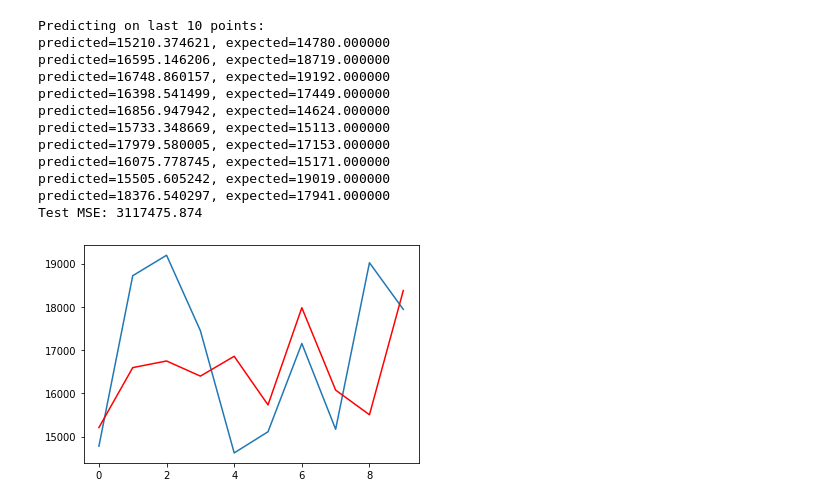
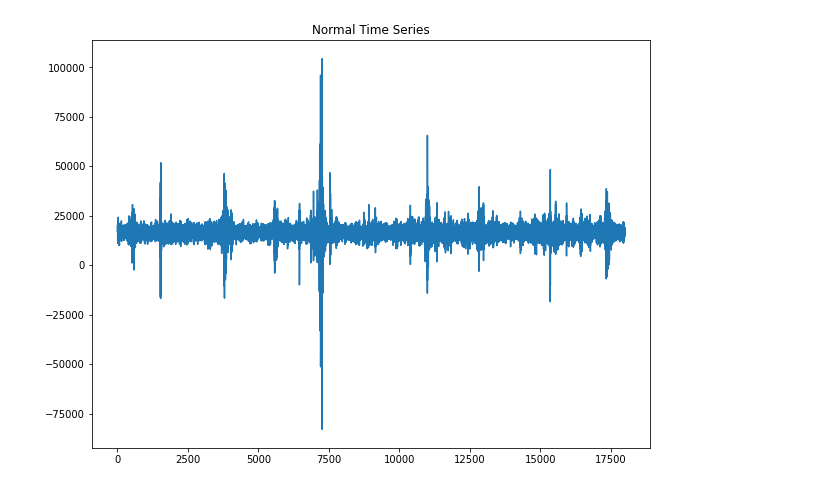
Before and after one commit to iotanalytics/SensorAITutorial, a Jupyter notebook: code/detection_and_segmentation/ARIMA.ipynb, the cells around one changed output. Drawn from its saved outputs; the diff is of its cells as text; code cells hidden in the pictures.

```diff
--- a/code/detection_and_segmentation/ARIMA.ipynb
+++ b/code/detection_and_segmentation/ARIMA.ipynb
@@ -97,68 +159,35 @@ import tensorflow as tf
 # contrived dataset
 #data = [x + random() for x in range(1, 100)]
 
 def create_data(type):
     if type=='gen':
       X = [x + random() for x in range(1, 100)]
 
     elif type=='get':
       client = InfluxDBClient("sensorweb.us", "8086", "test", "sensorweb", "shake", ssl=True)
       unit = "b8:27:eb:16:1b:d7"
 
 
       stampIni = "2020-08-14T17:22:15.000Z";
       stampEnd = "2020-08-14T17:25:15.000Z";
 
       query = 'SELECT "value" FROM Z WHERE ("location" = \''+unit+'\')  and time >= \''+stampIni+'\' and time <= \''+stampEnd+'\'   '
 
       result = client.query(query)
       points = list(result.get_points())
 
       values =  map(operator.itemgetter('value'), points)
       times  =  map(operator.itemgetter('time'),  points)
 
       X=list(values)
     return X
       #no of points to use for testing
 with tf.device('/device:GPU:0'):
   #parameters get: for influx streaming seismic data; gen: for generating data
     X=create_data('get')
-    cnt=10
-    size=len(X)-cnt
-
-    #size = int(len(X) * 0.66)
-    train, test = X[0:size], X[size:len(X)]
-    history = [x for x in train]
-    predictions = list()
-
-      #testing model on last 10 points
-    print("Predicting on last",cnt,"points:")
-    for t in range(len(test)):
-        model = ARIMA(history, order=(5,1,1))
-        model_fit = model.fit(disp=0)
-        output = model_fit.forecast()
-        yhat = output[0]
-        predictions.append(yhat)
-        obs = test[t]
-        history.append(obs)
-        print('predicted=%f, expected=%f' % (yhat, obs))
-    error = mean_squared_error(test, predictions)
-    print('Test MSE: %.3f' % error)
-      # plot
-    pyplot.plot(test)
-    pyplot.plot(predictions, color='red')
-    pyplot.show()
+    plt.figure(figsize=[10, 7.5]); # Set dimensions for figure
+    plt.plot(X)
+    plt.title("Normal Time Series")
+    plt.show()
 # %% [output]
-Predicting on last 10 points:
-predicted=15210.374621, expected=14780.000000
-predicted=16595.146206, expected=18719.000000
-predicted=16748.860157, expected=19192.000000
-predicted=16398.541499, expected=17449.000000
-predicted=16856.947942, expected=14624.000000
-predicted=15733.348669, expected=15113.000000
-predicted=17979.580005, expected=17153.000000
-predicted=16075.778745, expected=15171.000000
-predicted=15505.605242, expected=19019.000000
-predicted=18376.540297, expected=17941.000000
-Test MSE: 3117475.874
-[figure, old version]
+[figure, new version]
```
Also changed, not shown: parts of 17 cells of this notebook.
